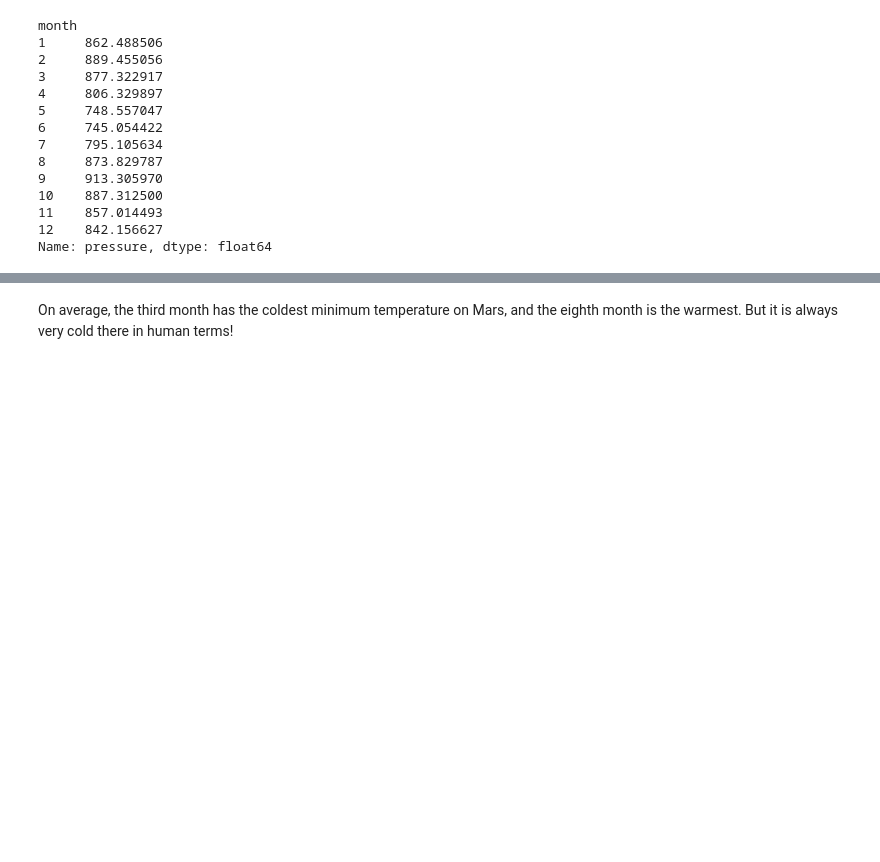
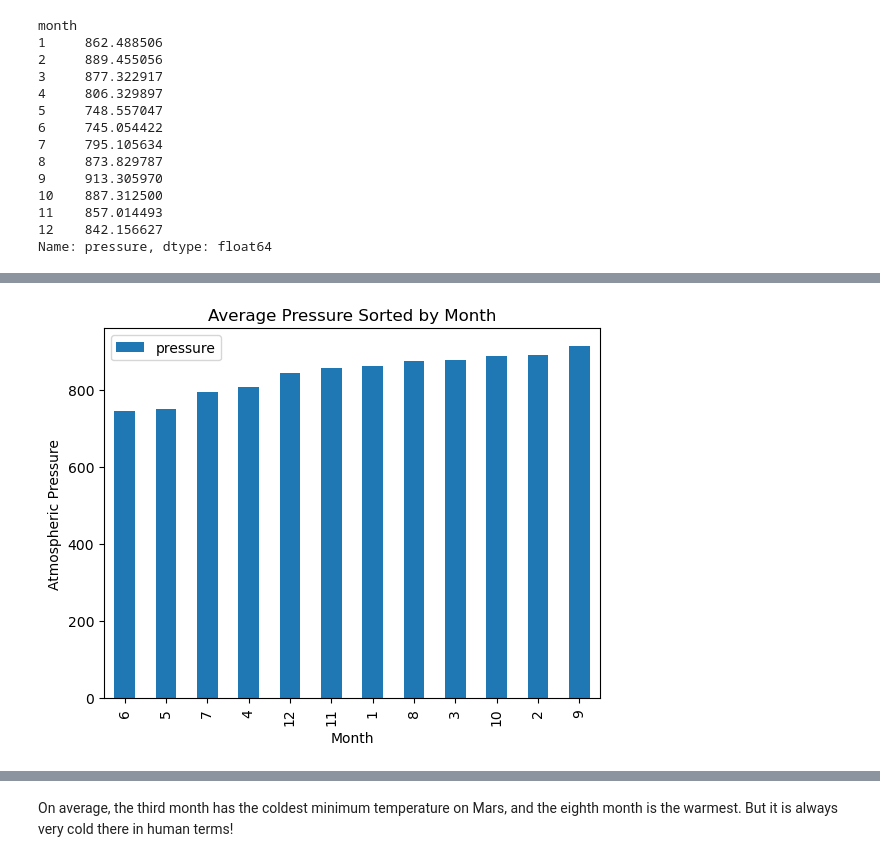
Before and after one commit to scottarterbury/Mars_Scraping, a Jupyter notebook: part_2_mars_weather.ipynb, the cells around one changed output, grey strips where cells are left out. Drawn from its saved outputs; the diff is of its cells as text; code cells hidden in the pictures; blank space fills up the shorter version.

```diff
--- a/part_2_mars_weather.ipynb
+++ b/part_2_mars_weather.ipynb
@@ -200,6 +200,8 @@ plt.show()
 # The coldest month on average is 3. The hottest month on average is 8.
 # %%
 # 4. Average pressure by Martian month
+avg_pressure = mars_data.groupby("month")["pressure"].mean()
+avg_pressure
 # %% [output]
 month
 1     862.488506
@@ -221,0 +220,15 @@ Name: pressure, dtype: float64
+# %%
+## Plot the average pressure by month
+pressure_df = pd.DataFrame(avg_pressure)
+
+sorted_pressure_df = pressure_df.sort_values(by="pressure")
+
+# Plot sorted temps on bar chart
+
+sorted_pressure_df.plot(kind="bar")
+plt.title("Average Pressure Sorted by Month")
+plt.ylabel("Atmospheric Pressure")
+plt.xlabel("Month")
+plt.show()
+# %% [output]
+[figure, added]
```
Also changed, not shown: parts of 4 cells of this notebook, 1 other file.
